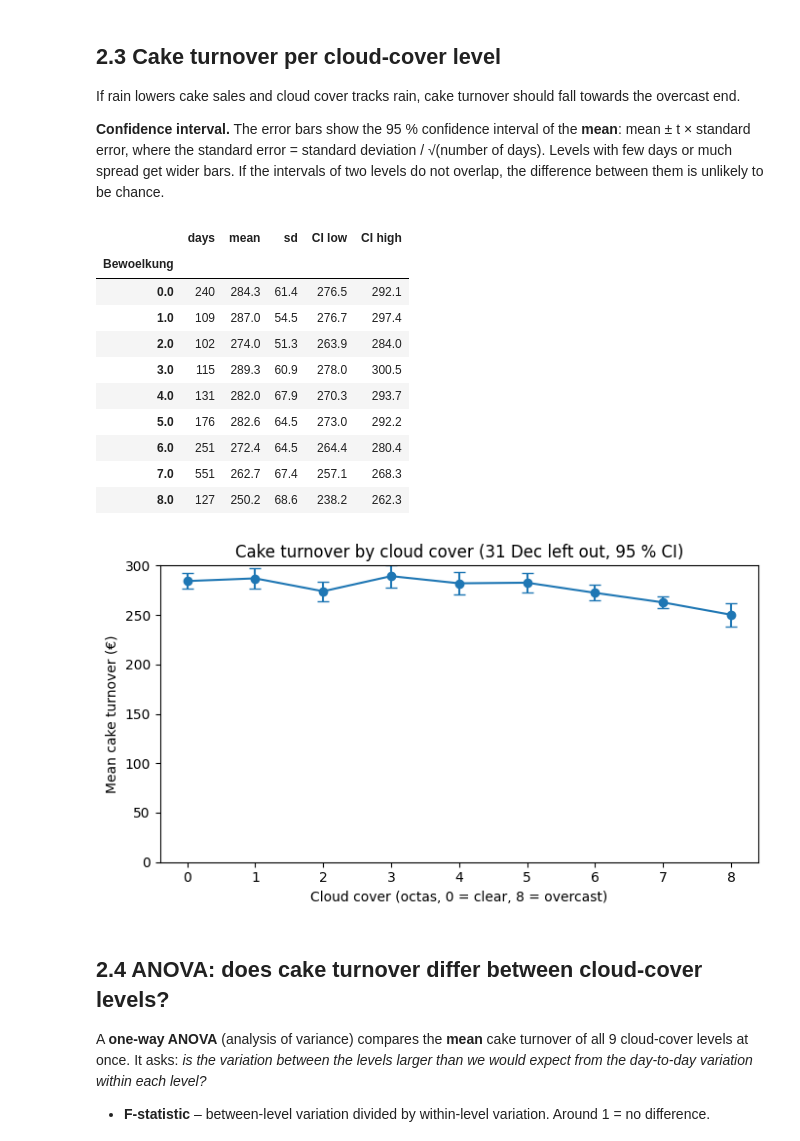
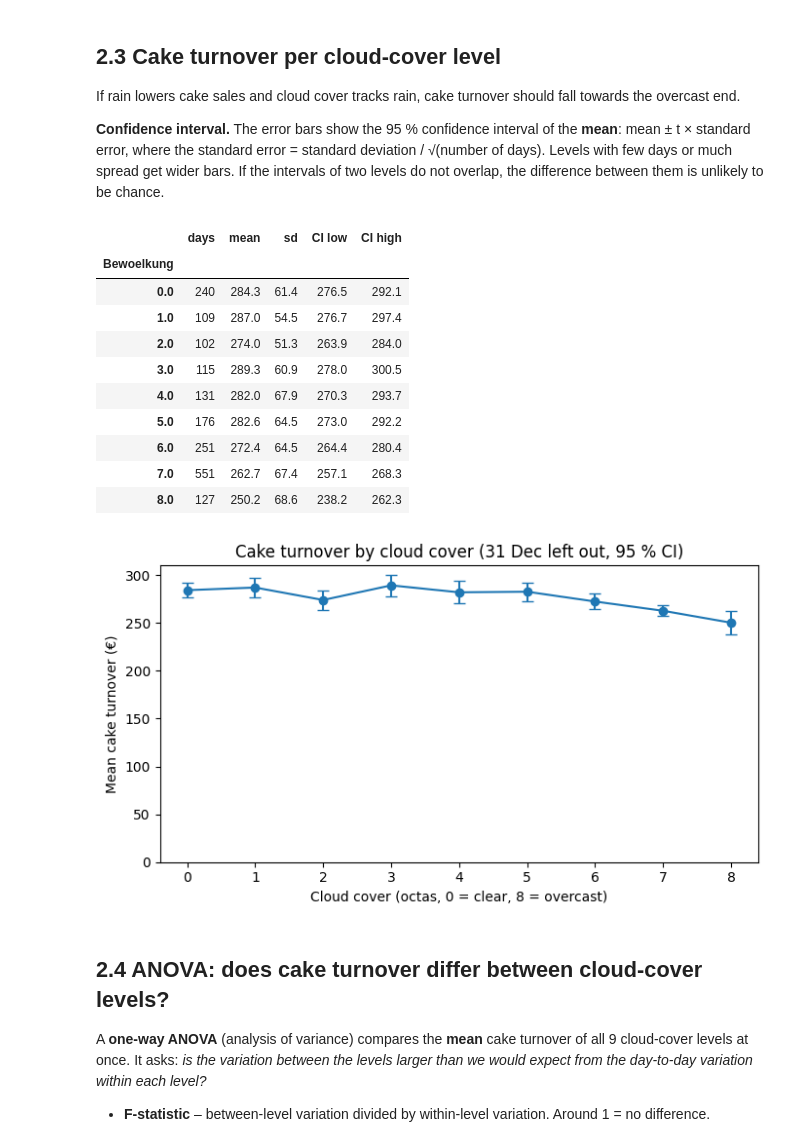
Before and after one commit to pingpank/opencampus_team_11, a Jupyter notebook: 1_DatasetCharacteristics/thore-rain-cake.ipynb, the cells around one changed output. Cells and saved outputs as stored; diff of their text form; code cells hidden in the pictures.

```diff
--- a/1_DatasetCharacteristics/thore-rain-cake.ipynb
+++ b/1_DatasetCharacteristics/thore-rain-cake.ipynb
@@ -216,32 +216,32 @@ If rain lowers cake sales and cloud cover tracks rain, cake turnover should fall
 # %%
 import numpy as np
 
 by_cloud = cake.groupby("Bewoelkung")["Umsatz"].agg(days="count", mean="mean", sd="std")
 half_width = stats.t.ppf(0.975, by_cloud["days"] - 1) * by_cloud["sd"] / np.sqrt(by_cloud["days"])
 by_cloud["CI low"], by_cloud["CI high"] = by_cloud["mean"] - half_width, by_cloud["mean"] + half_width
 display(by_cloud.round(1))
 
 fig, ax = plt.subplots(figsize=(7, 4))
 ax.errorbar(by_cloud.index, by_cloud["mean"], yerr=half_width, marker="o", capsize=4)
 ax.set_xlabel("Cloud cover (octas, 0 = clear, 8 = overcast)")
 ax.set_ylabel("Mean cake turnover (€)")
 ax.set_title("Cake turnover by cloud cover (31 Dec left out, 95 % CI)")
-ax.set_ylim(0,300)
+ax.set_ylim(0,310)
 plt.tight_layout()
 plt.show()
 # %% [output]
 |  | days | mean | sd | CI low | CI high |
 | Bewoelkung |  |  |  |  |  |
 | 0.0 | 240 | 284.3 | 61.4 | 276.5 | 292.1 |
 | 1.0 | 109 | 287.0 | 54.5 | 276.7 | 297.4 |
 | 2.0 | 102 | 274.0 | 51.3 | 263.9 | 284.0 |
 | 3.0 | 115 | 289.3 | 60.9 | 278.0 | 300.5 |
 | 4.0 | 131 | 282.0 | 67.9 | 270.3 | 293.7 |
 | 5.0 | 176 | 282.6 | 64.5 | 273.0 | 292.2 |
 | 6.0 | 251 | 272.4 | 64.5 | 264.4 | 280.4 |
 | 7.0 | 551 | 262.7 | 67.4 | 257.1 | 268.3 |
 | 8.0 | 127 | 250.2 | 68.6 | 238.2 | 262.3 |
-[figure, old version]
+[figure, new version]
 # %% [markdown]
 ## 2.4 ANOVA: does cake turnover differ between cloud-cover levels?
 
```
Also changed, not shown: 1 other file.
